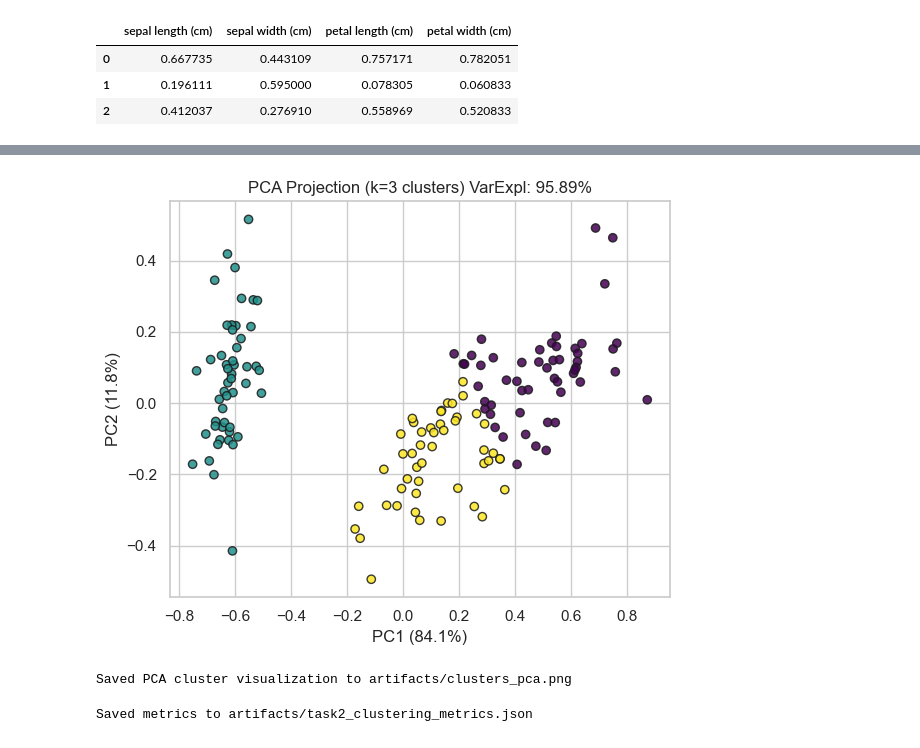
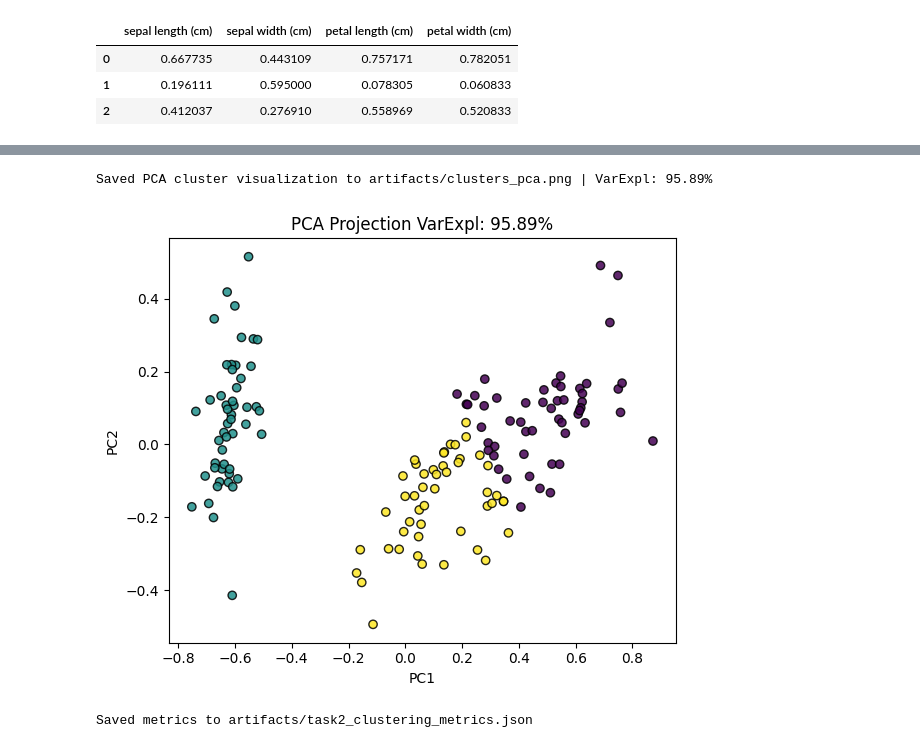
Before and after one commit to jpchawanda1/DSA2040_Practical_Exam_Justice_444, a Jupyter notebook: data_mining_notebook/task2_clustering.ipynb, the cells around one changed output, grey strips where cells are left out. Cells and saved outputs as stored; diff of their text form; code cells hidden in the pictures.

```diff
--- a/data_mining_notebook/task2_clustering.ipynb
+++ b/data_mining_notebook/task2_clustering.ipynb
@@ -67,13 +53,11 @@ Class distribution: {np.str_('setosa'): 50, np.str_('versicolor'): 50, np.str_('
 # %%
 # 2. K-Means with k=3 (primary requirement)
 k_primary = 3
-kmeans3 = KMeans(n_clusters=k_primary, random_state=RANDOM_SEED, n_init='auto')
-cluster_labels_3 = kmeans3.fit_predict(X_scaled)
-ari_k3 = adjusted_rand_score(y_true, cluster_labels_3)
-sil_k3 = silhouette_score(X_scaled, cluster_labels_3)
-print(f'k=3 ARI: {ari_k3:.4f} | Silhouette: {sil_k3:.4f}')
-centers3 = pd.DataFrame(kmeans3.cluster_centers_, columns=feature_cols)
-display(centers3)
+labels3, centers3, inertia3 = dm.kmeans_fit_predict(X_scaled, k_primary, random_state=42)
+metrics_k3 = dm.clustering_metrics(y_true, labels3, X_scaled)
+print(f"k=3 ARI: {metrics_k3['ARI']:.4f} | Silhouette: {metrics_k3['Silhouette']:.4f}")
+import pandas as pd
+display(pd.DataFrame(centers3))
 # %% [output]
 k=3 ARI: 0.7009 | Silhouette: 0.4829
 |  | sepal length (cm) | sepal width (cm) | petal length (cm) | petal width (cm) |
@@ -138,21 +101,10 @@ Saved cluster scatter to artifacts/clusters_scatter_petal.png
 # %%
-# 5. Optional: 2D PCA projection for visualizing cluster separation across all features
-from sklearn.decomposition import PCA
-pca = PCA(n_components=2, random_state=RANDOM_SEED)
-X_pca = pca.fit_transform(X_scaled)
-explained = pca.explained_variance_ratio_
-plt.figure(figsize=(6,5))
-plt.scatter(X_pca[:,0], X_pca[:,1], c=cluster_labels_3, cmap='viridis', edgecolor='k', alpha=0.85)
-plt.title(f'PCA Projection (k=3 clusters) VarExpl: {explained.sum():.2%}')
-plt.xlabel(f'PC1 ({explained[0]:.1%})')
-plt.ylabel(f'PC2 ({explained[1]:.1%})')
-plt.tight_layout()
-plt.savefig(ARTIFACT_DIR / 'clusters_pca.png', dpi=150)
-plt.show()
-print('Saved PCA cluster visualization to artifacts/clusters_pca.png')
+# 5. PCA projection visualization
+explained = dm.plot_pca_clusters(X_scaled, labels3, save_path=Path('artifacts') / 'clusters_pca.png', random_state=42)
+print('Saved PCA cluster visualization to artifacts/clusters_pca.png | VarExpl:', f'{explained:.2%}')
 # %% [output]
+Saved PCA cluster visualization to artifacts/clusters_pca.png | VarExpl: 95.89%
-[figure, old version]
+[figure, new version]
-Saved PCA cluster visualization to artifacts/clusters_pca.png
 # %%
 # 6. Store Metrics & Metadata
 metrics_record = {
```
Also changed, not shown: parts of 7 cells of this notebook, 18 other files.
